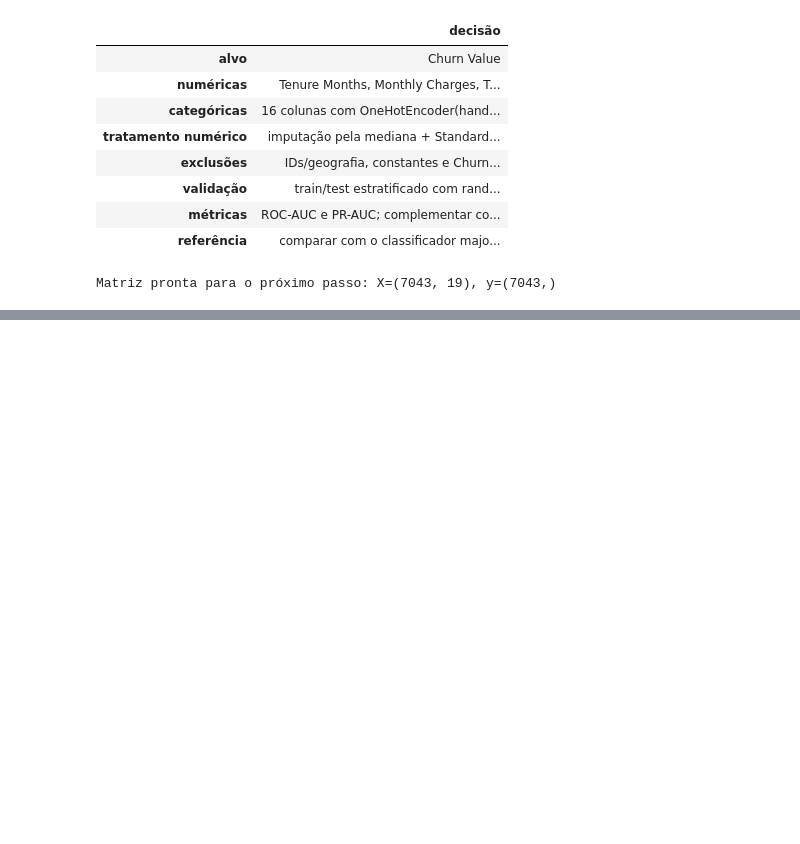
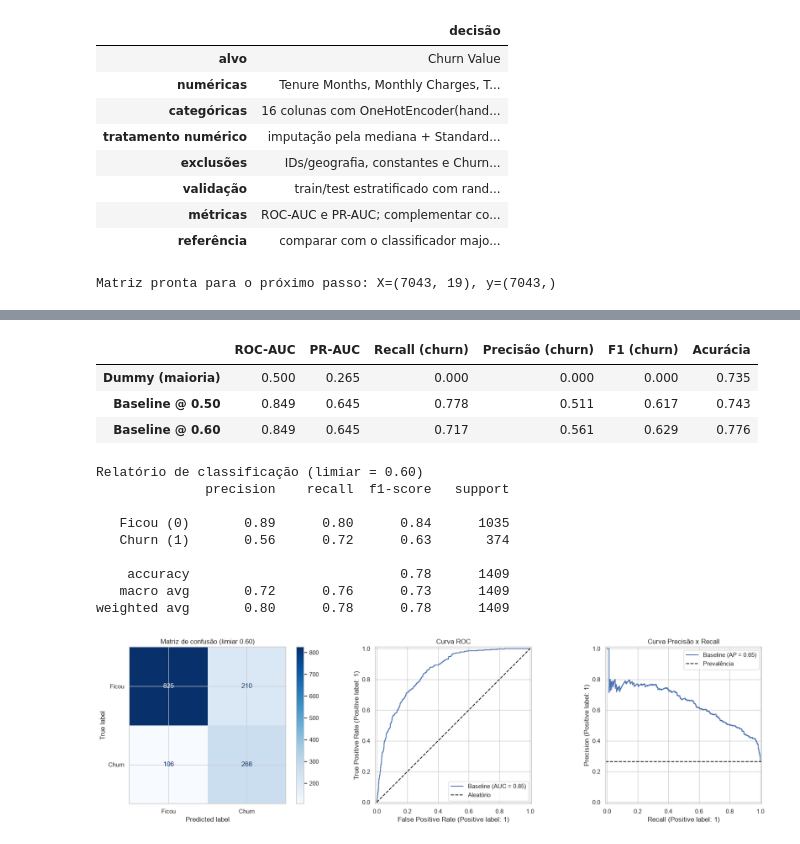
Before and after one commit to Bzrperes/techChallenge, a Jupyter notebook: notebooks/TechChallenge.ipynb, the cells around one changed output, grey strips where cells are left out. Drawn from its saved outputs; the diff is of its cells as text; code cells hidden in the pictures; blank space fills up the shorter version.

```diff
--- a/notebooks/TechChallenge.ipynb
+++ b/notebooks/TechChallenge.ipynb
@@ -433,0 +608,54 @@ Matriz pronta para o próximo passo: X=(7043, 19), y=(7043,)
+# %%
+# Célula 21 — avaliação no teste
+proba_test = baseline.predict_proba(X_test)[:, 1]
+
+def metricas(y_true, proba, limiar):
+    pred = (proba >= limiar).astype(int)
+    return {
+        "ROC-AUC": roc_auc_score(y_true, proba),
+        "PR-AUC": average_precision_score(y_true, proba),
+        "Recall (churn)": recall_score(y_true, pred),
+        "Precisão (churn)": precision_score(y_true, pred, zero_division=0),
+        "F1 (churn)": f1_score(y_true, pred),
+        "Acurácia": (pred == y_true).mean(),
+    }
+
+dummy = montar_pipeline(modelos["Dummy (maioria)"]).fit(X_train, y_train)
+proba_dummy = dummy.predict_proba(X_test)[:, 1]
+
+tabela_teste = pd.DataFrame({
+    "Dummy (maioria)": metricas(y_test, proba_dummy, 0.50),
+    "Baseline @ 0.50": metricas(y_test, proba_test, 0.50),
+    f"Baseline @ {LIMIAR:.2f}": metricas(y_test, proba_test, LIMIAR),
+}).T.round(3)
+display(tabela_teste)
+
+pred_final = (proba_test >= LIMIAR).astype(int)
+print(f"\nRelatório de classificação (limiar = {LIMIAR:.2f})")
+print(classification_report(y_test, pred_final, target_names=["Ficou (0)", "Churn (1)"]))
+
+fig, axes = plt.subplots(1, 3, figsize=(18, 5))
+ConfusionMatrixDisplay.from_predictions(y_test, pred_final, display_labels=["Ficou", "Churn"],
+                                        cmap="Blues", ax=axes[0])
+axes[0].set_title(f"Matriz de confusão (limiar {LIMIAR:.2f})")
+RocCurveDisplay.from_predictions(y_test, proba_test, name="Baseline", ax=axes[1])
+axes[1].plot([0, 1], [0, 1], "k--", label="Aleatório"); axes[1].legend(); axes[1].set_title("Curva ROC")
+PrecisionRecallDisplay.from_predictions(y_test, proba_test, name="Baseline", ax=axes[2])
+axes[2].axhline(y_test.mean(), color="k", linestyle="--", label="Prevalência")
+axes[2].legend(); axes[2].set_title("Curva Precisão x Recall")
+plt.tight_layout(); plt.show()
+# %% [output]
+|  | ROC-AUC | PR-AUC | Recall (churn) | Precisão (churn) | F1 (churn) | Acurácia |
+| Dummy (maioria) | 0.500 | 0.265 | 0.000 | 0.000 | 0.000 | 0.735 |
+| Baseline @ 0.50 | 0.849 | 0.645 | 0.778 | 0.511 | 0.617 | 0.743 |
+| Baseline @ 0.60 | 0.849 | 0.645 | 0.717 | 0.561 | 0.629 | 0.776 |
+Relatório de classificação (limiar = 0.60)
+              precision    recall  f1-score   support
+
+   Ficou (0)       0.89      0.80      0.84      1035
+   Churn (1)       0.56      0.72      0.63       374
+
+    accuracy                           0.78      1409
+   macro avg       0.72      0.76      0.73      1409
+weighted avg       0.80      0.78      0.78      1409
+[figure, added]
```
Also changed, not shown: parts of 10 cells of this notebook.
